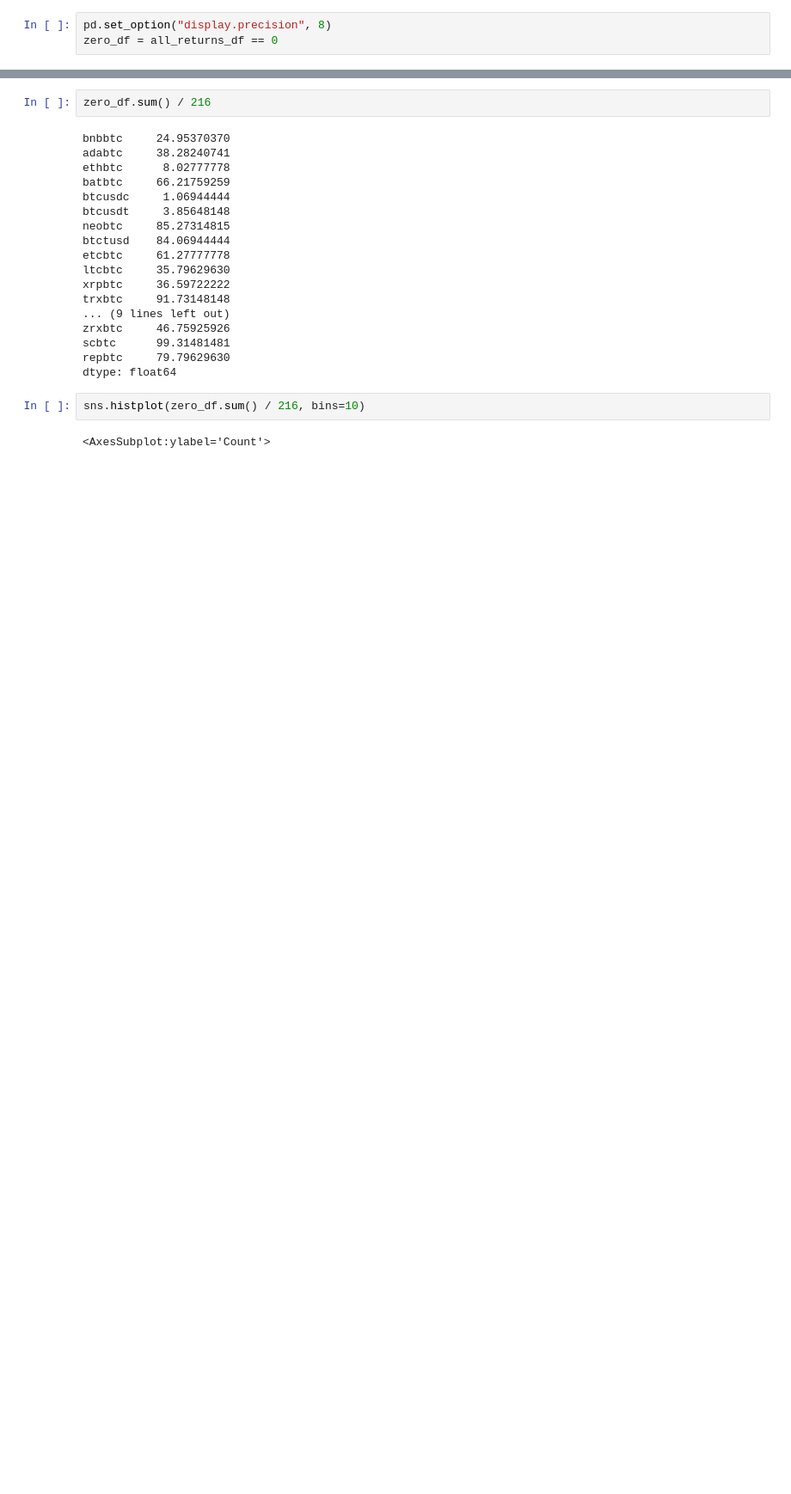
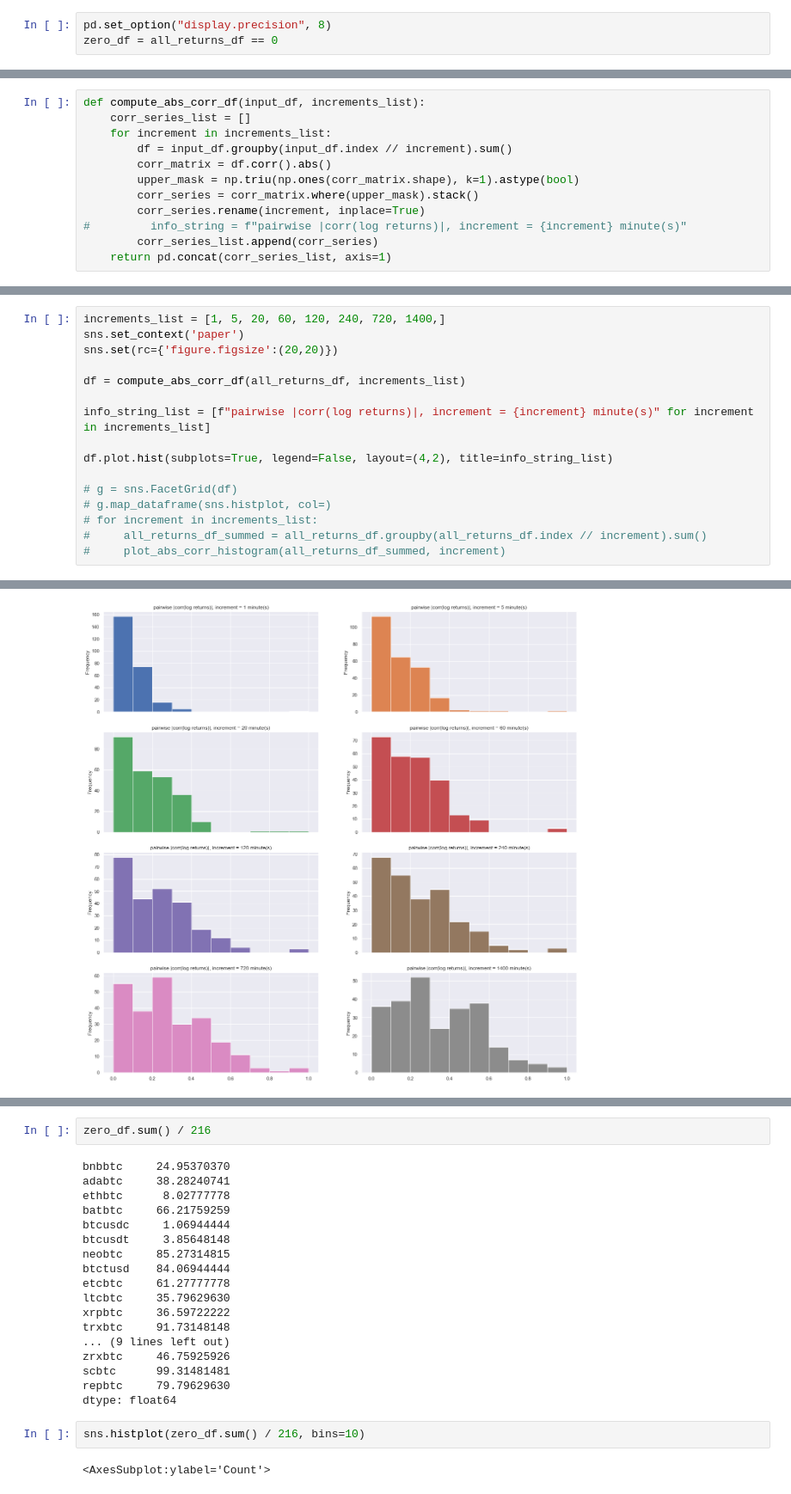
Before and after one commit to ZeliTheZealot/crypto-volatility, a Jupyter notebook: summaries.ipynb, the cells around one changed output, grey strips where cells are left out. Shown: that part at 86% size. Saved outputs shown, nothing was run; the diff lists cells and outputs as text; blank space fills up the shorter version.

```diff
--- a/summaries.ipynb
+++ b/summaries.ipynb
@@ -50 +114,13 @@ zero_df = all_returns_df == 0
+# %%
+def compute_abs_corr_df(input_df, increments_list):
+    corr_series_list = []
+    for increment in increments_list:
+        df = input_df.groupby(input_df.index // increment).sum()
+        corr_matrix = df.corr().abs()
+        upper_mask = np.triu(np.ones(corr_matrix.shape), k=1).astype(bool)
+        corr_series = corr_matrix.where(upper_mask).stack()
+        corr_series.rename(increment, inplace=True)
+#         info_string = f"pairwise |corr(log returns)|, increment = {increment} minute(s)"
+        corr_series_list.append(corr_series)
+    return pd.concat(corr_series_list, axis=1)
 # %%
@@ -65,0 +147,17 @@ zero_df
+# %%
+increments_list = [1, 5, 20, 60, 120, 240, 720, 1400,]
+sns.set_context('paper')
+sns.set(rc={'figure.figsize':(20,20)})
+
+df = compute_abs_corr_df(all_returns_df, increments_list)
+
+info_string_list = [f"pairwise |corr(log returns)|, increment = {increment} minute(s)" for increment in increments_list]
+
+df.plot.hist(subplots=True, legend=False, layout=(4,2), title=info_string_list)
+
+# g = sns.FacetGrid(df)
+# g.map_dataframe(sns.histplot, col=)
+# for increment in increments_list:
+#     all_returns_df_summed = all_returns_df.groupby(all_returns_df.index // increment).sum()
+#     plot_abs_corr_histogram(all_returns_df_summed, increment)
+# %% [output]
@@ -65,0 +173 @@ zero_df
+[figure, added]
```
Also changed, not shown: parts of 17 cells of this notebook, 26 other files.
